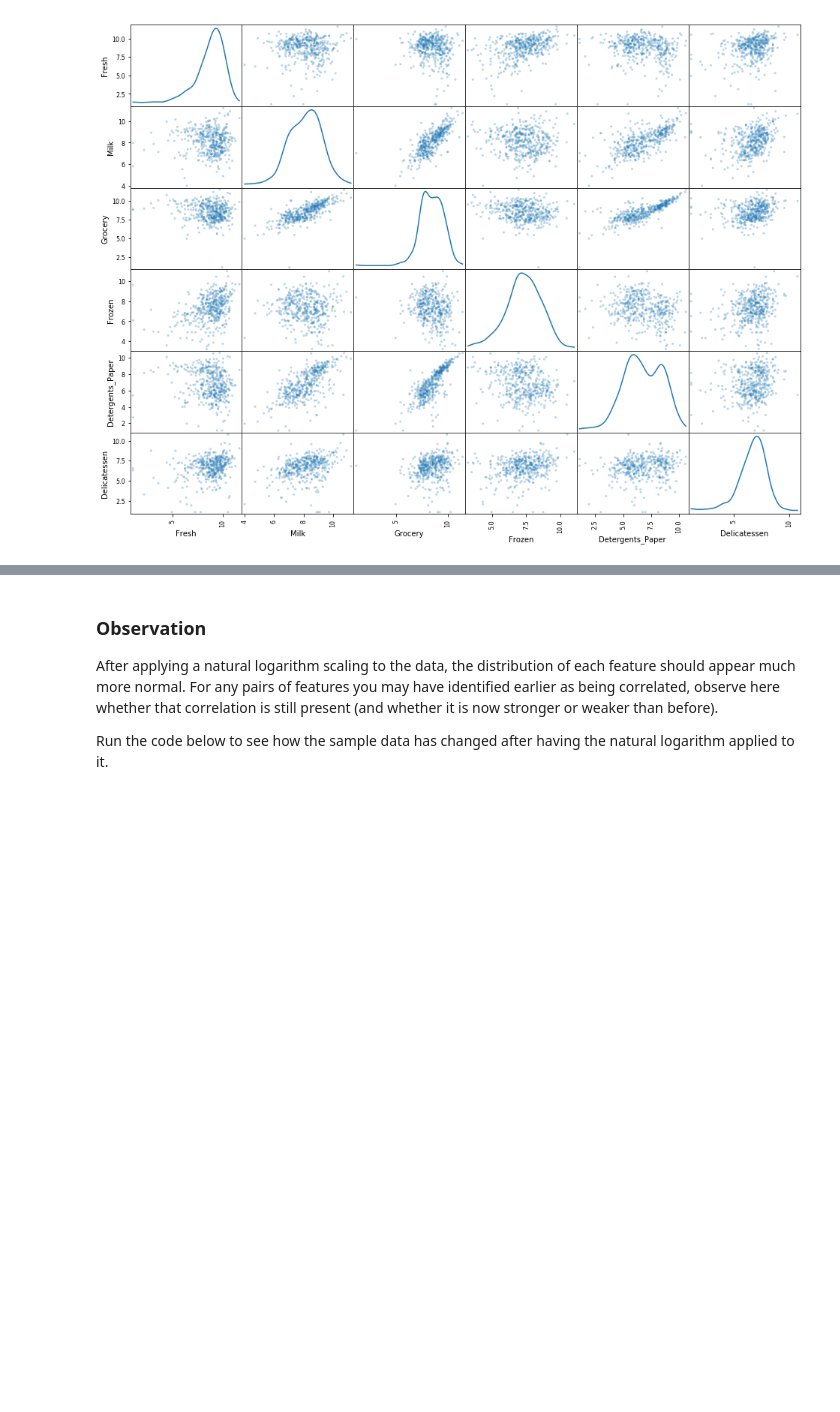
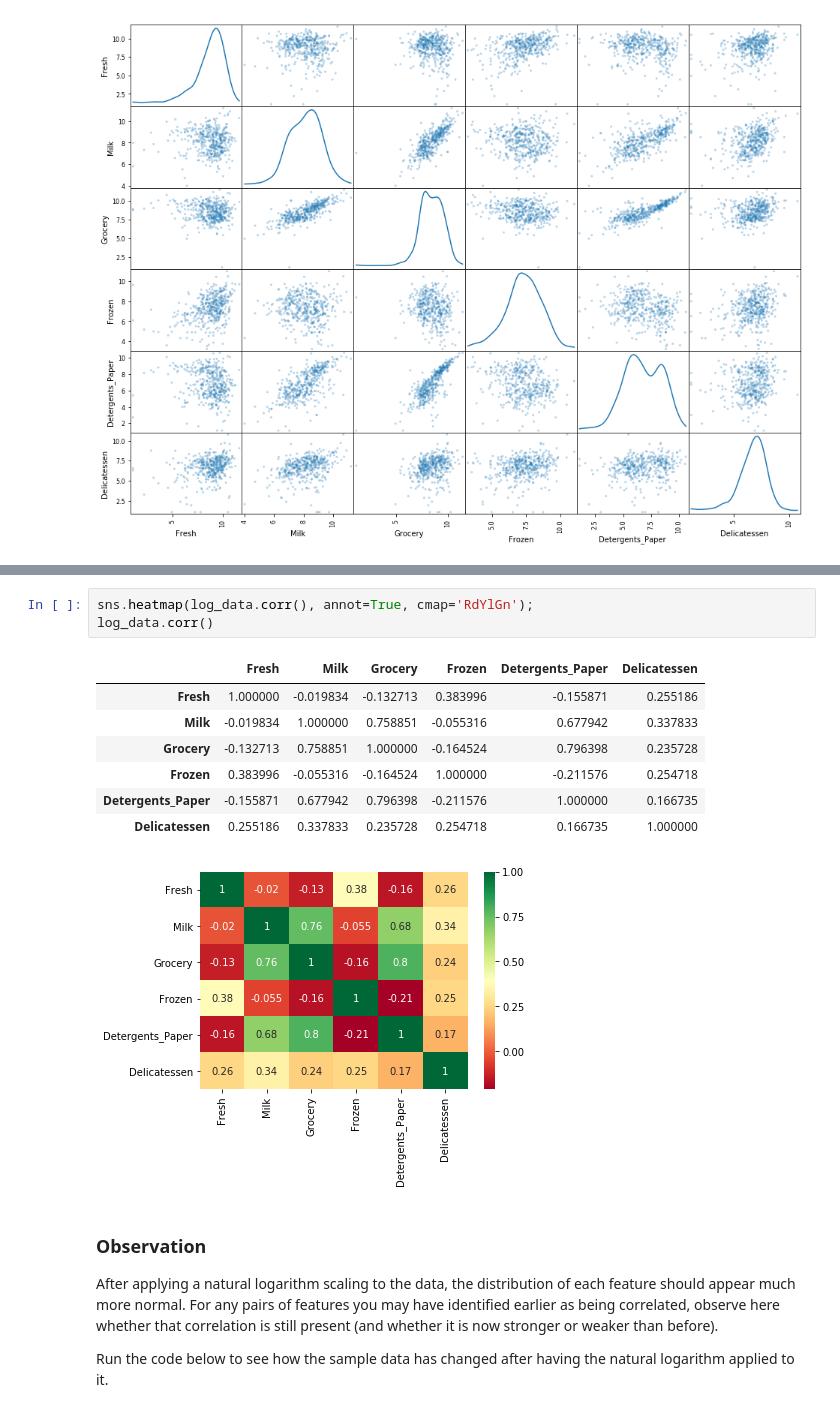
Before and after one commit to cidmedeiros/ml-projects, a Jupyter notebook: projects/customer_segments/customer_segments.ipynb, the cells around one changed output, grey strips where cells are left out. Cells and saved outputs as stored; diff of their text form; blank space fills up the shorter version.

```diff
--- a/projects/customer_segments/customer_segments.ipynb
+++ b/projects/customer_segments/customer_segments.ipynb
@@ -207,3 +211,15 @@ scatter_matrix(log_data, alpha = 0.3, figsize = (16,12), diagonal = 'kde');
+# %%
+sns.heatmap(log_data.corr(), annot=True, cmap='RdYlGn');
+log_data.corr()
+# %% [output]
+|  | Fresh | Milk | Grocery | Frozen | Detergents_Paper | Delicatessen |
+| Fresh | 1.000000 | -0.019834 | -0.132713 | 0.383996 | -0.155871 | 0.255186 |
+| Milk | -0.019834 | 1.000000 | 0.758851 | -0.055316 | 0.677942 | 0.337833 |
+| Grocery | -0.132713 | 0.758851 | 1.000000 | -0.164524 | 0.796398 | 0.235728 |
+| Frozen | 0.383996 | -0.055316 | -0.164524 | 1.000000 | -0.211576 | 0.254718 |
+| Detergents_Paper | -0.155871 | 0.677942 | 0.796398 | -0.211576 | 1.000000 | 0.166735 |
+| Delicatessen | 0.255186 | 0.337833 | 0.235728 | 0.254718 | 0.166735 | 1.000000 |
+[figure, added]
 # %% [markdown]
 ### Observation
 After applying a natural logarithm scaling to the data, the distribution of each feature should appear much more normal. For any pairs of features you may have identified earlier as being correlated, observe here whether that correlation is still present (and whether it is now stronger or weaker than before).
```
Also changed, not shown: parts of 11 cells of this notebook, 8 other files.
